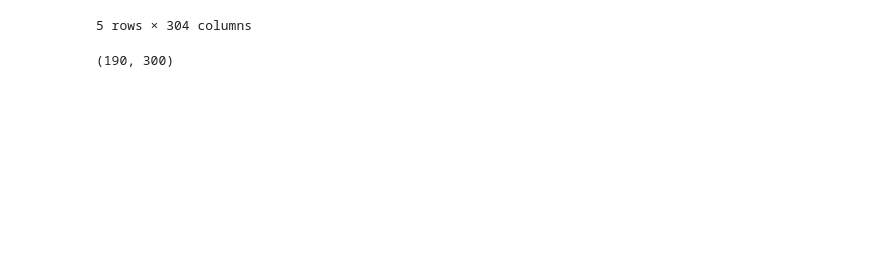
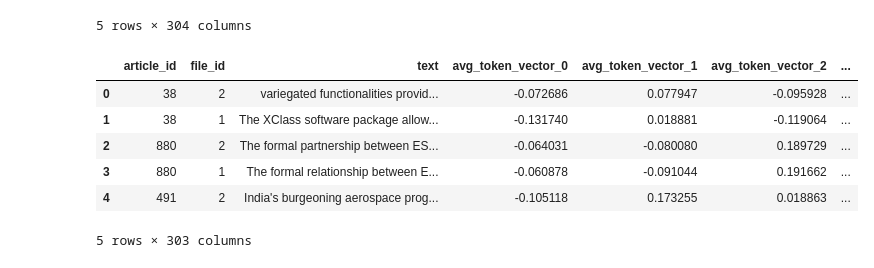
Before and after one commit to wagenrace/kaggle-notebooks, a Jupyter notebook: Extracting_feats_with_SPACY.ipynb, the cells around one changed output. Cells and saved outputs as stored; diff of their text form; code cells hidden in the pictures; blank space fills up the shorter version.

```diff
--- a/Extracting_feats_with_SPACY.ipynb
+++ b/Extracting_feats_with_SPACY.ipynb
@@ -142,15 +150,20 @@ training_data.head()
 | 4 | 92 | 2 | FORS1 and FORS2 are early instrum... | 1 | -0.139084 | 0.078683 | -0.013101 | ... |
 5 rows × 304 columns
 # %%
-# for i, row in test_data.iterrows():
-#     avg_token_vector = encode_text(row.text)
-#     test_data.loc[i, token_vectors] = avg_token_vector
+for i, row in test_data.iterrows():
+    avg_token_vector = encode_text(row.text)
+    test_data.loc[i, token_vectors] = avg_token_vector
 
-# test_data.head()
+test_data.to_csv("test_with_tokens.csv", index=False)
+test_data.head()
+# %% [output]
+|  | article_id | file_id | text | avg_token_vector_0 | avg_token_vector_1 | avg_token_vector_2 | ... |
+| 0 | 38 | 2 | variegated functionalities provid... | -0.072686 | 0.077947 | -0.095928 | ... |
+| 1 | 38 | 1 | The XClass software package allow... | -0.131740 | 0.018881 | -0.119064 | ... |
+| 2 | 880 | 2 | The formal partnership between ES... | -0.064031 | -0.080080 | 0.189729 | ... |
+| 3 | 880 | 1 | The formal relationship between E... | -0.060878 | -0.091044 | 0.191662 | ... |
+| 4 | 491 | 2 | India's burgeoning aerospace prog... | -0.105118 | 0.173255 | 0.018863 | ... |
+5 rows × 303 columns
-# %%
-np.array(training_data[token_vectors]).shape
-# %% [output]
-(190, 300)
 # %%
 # Nearest neighbor search
 from sklearn.neighbors import NearestNeighbors
```
Also changed, not shown: parts of 7 cells of this notebook.
